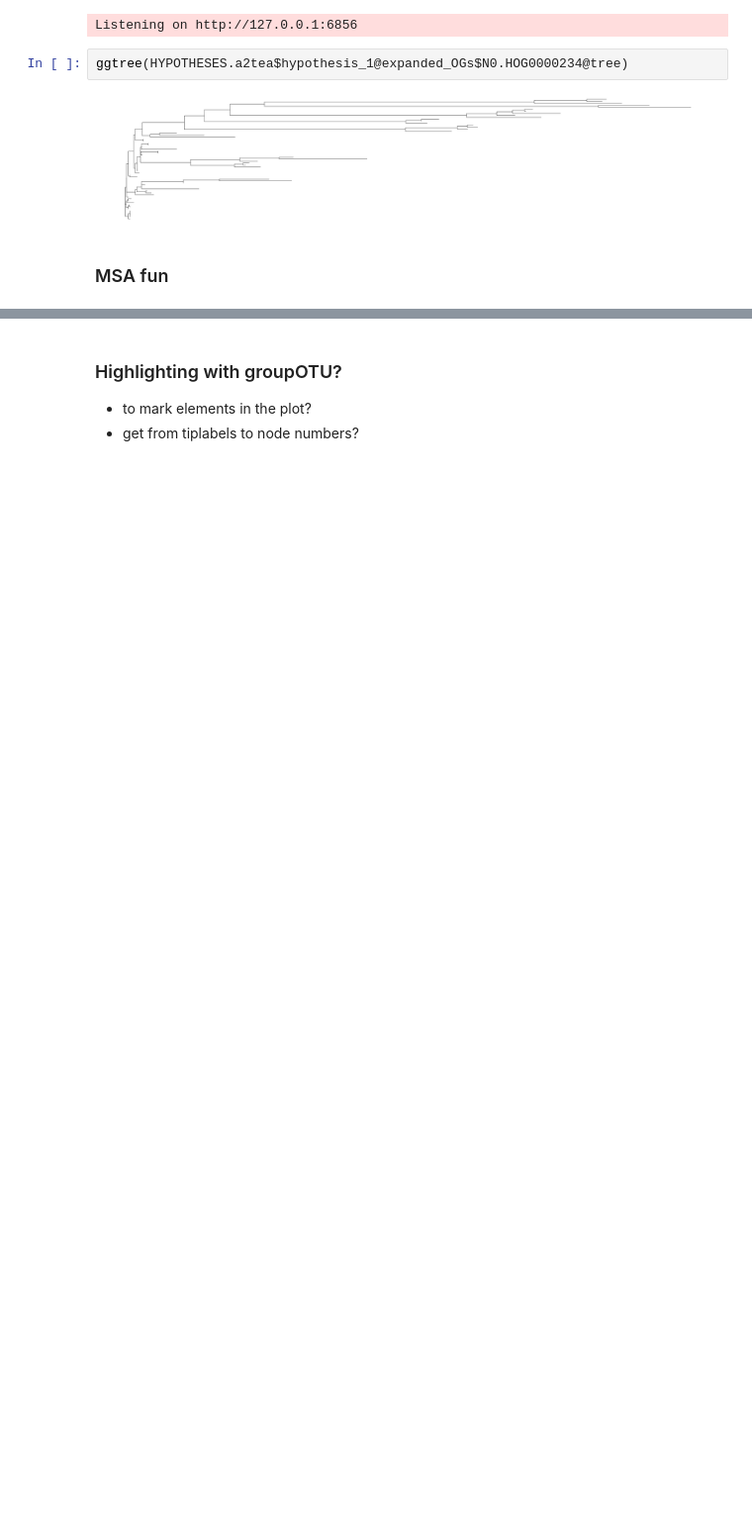
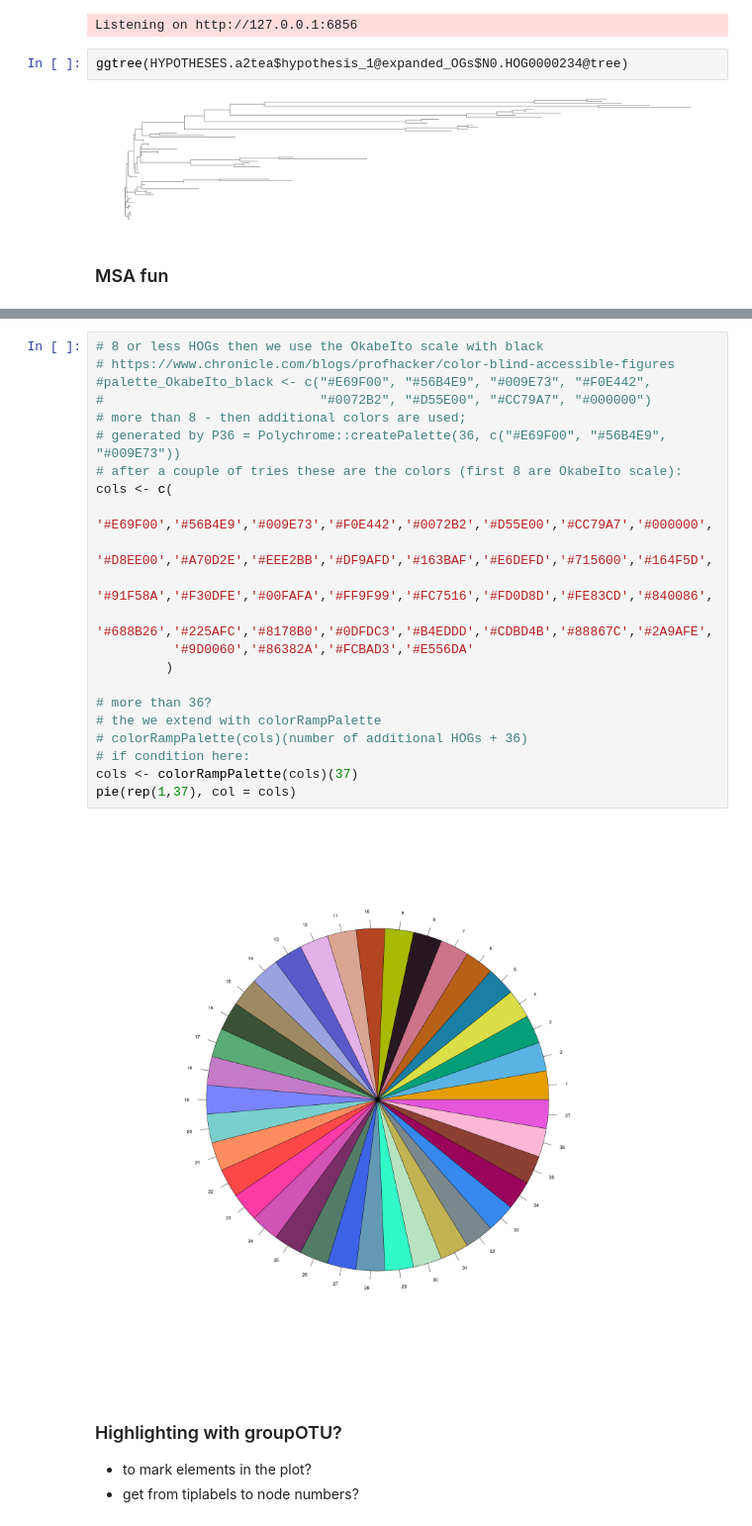
Before and after one commit to tgstoecker/A2TEA.WebApp, a Jupyter notebook: shiny_tests.ipynb, the cells around one changed output, grey strips where cells are left out. Shown at 99% size. Cells and saved outputs as stored; diff of their text form; blank space fills up the shorter version.

```diff
--- a/shiny_tests.ipynb
+++ b/shiny_tests.ipynb
@@ -887,3 +923,27 @@ Coordinate system already present. Adding new coordinate system, which will repl
+# %%
+# 8 or less HOGs then we use the OkabeIto scale with black
+# https://www.chronicle.com/blogs/profhacker/color-blind-accessible-figures
+#palette_OkabeIto_black <- c("#E69F00", "#56B4E9", "#009E73", "#F0E442",
+#                            "#0072B2", "#D55E00", "#CC79A7", "#000000")
+# more than 8 - then additional colors are used;
+# generated by P36 = Polychrome::createPalette(36, c("#E69F00", "#56B4E9", "#009E73"))
+# after a couple of tries these are the colors (first 8 are OkabeIto scale):
+cols <- c(
+          '#E69F00','#56B4E9','#009E73','#F0E442','#0072B2','#D55E00','#CC79A7','#000000',
+          '#D8EE00','#A70D2E','#EEE2BB','#DF9AFD','#163BAF','#E6DEFD','#715600','#164F5D',
+          '#91F58A','#F30DFE','#00FAFA','#FF9F99','#FC7516','#FD0D8D','#FE83CD','#840086',
+          '#688B26','#225AFC','#8178B0','#0DFDC3','#B4EDDD','#CDBD4B','#88867C','#2A9AFE',
+          '#9D0060','#86382A','#FCBAD3','#E556DA'
+         )
+
+# more than 36?
+# the we extend with colorRampPalette
+# colorRampPalette(cols)(number of additional HOGs + 36)
+# if condition here:
+cols <- colorRampPalette(cols)(37)
+pie(rep(1,37), col = cols)
+# %% [output]
+[figure, added]
 # %% [markdown]
 ### Highlighting with groupOTU?
 - to mark elements in the plot?
```
Also changed, not shown: parts of 9 cells of this notebook.
